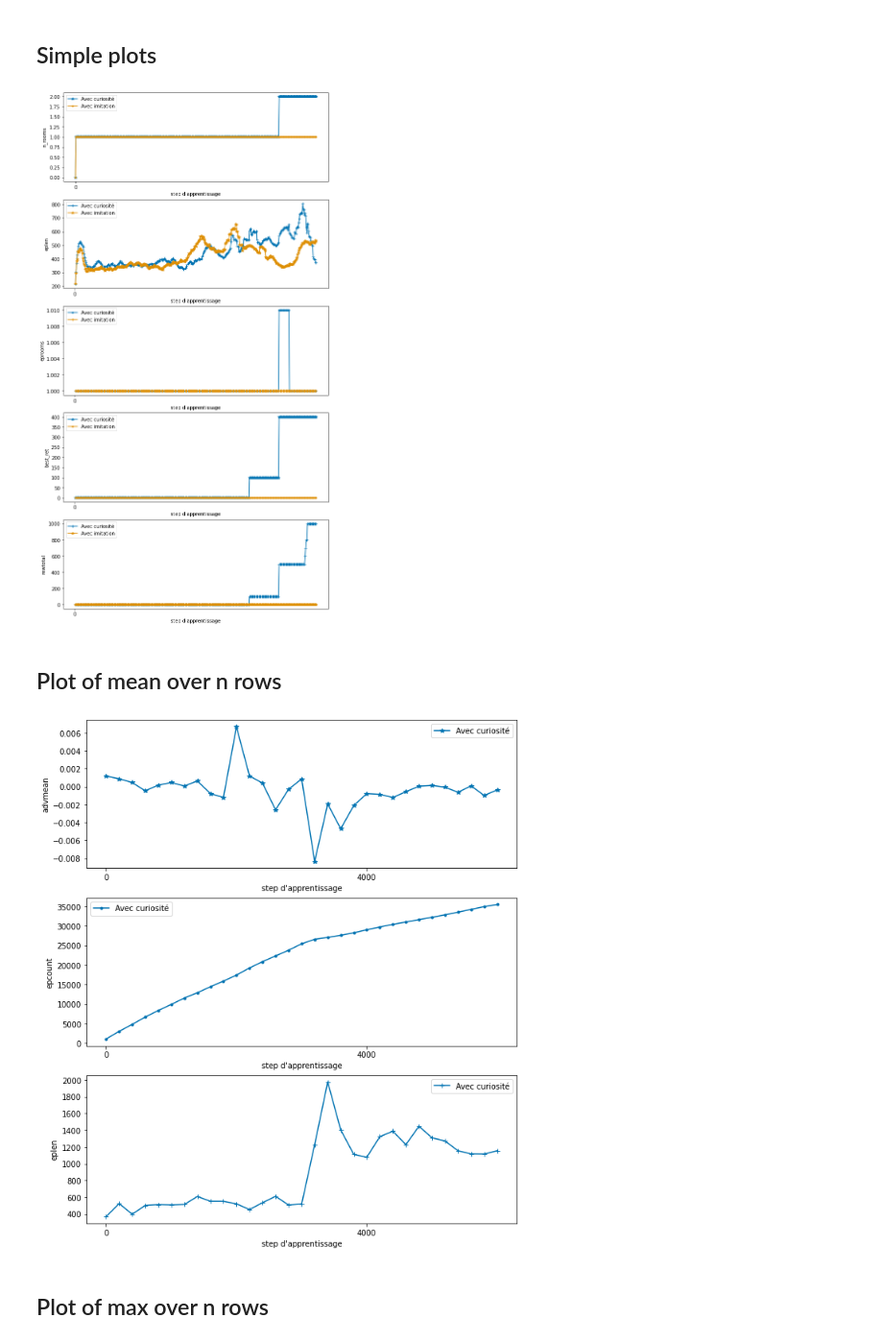
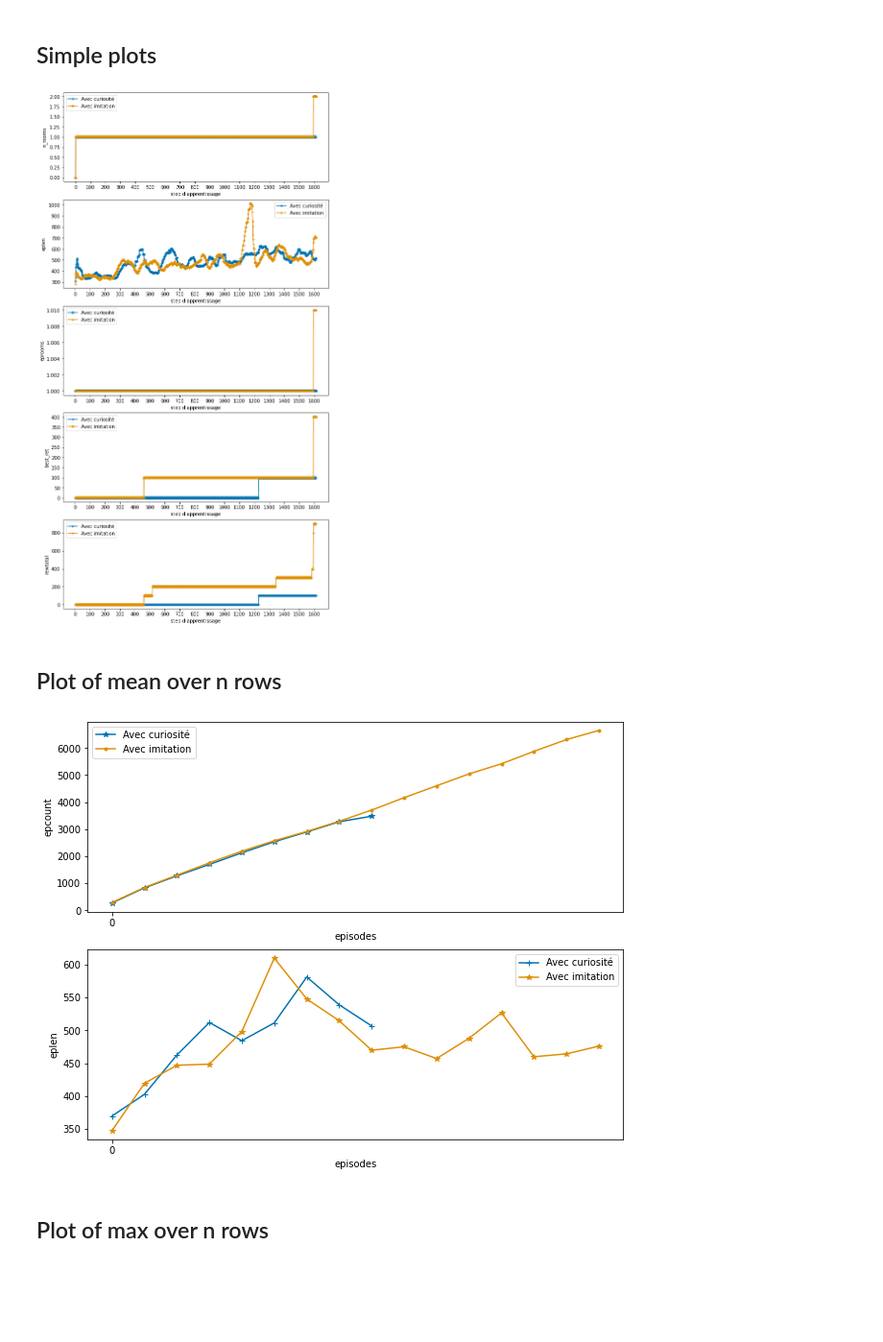
Before and after one commit to fserret/Projet_INF8225, a Jupyter notebook: graphicmaker/GraphicMaker.ipynb, the cells around one changed output. Shown at 96% size. Drawn from its saved outputs; the diff is of its cells as text; code cells hidden in the pictures; blank space fills up the shorter version.

Commit message:
Final version of graphic maker and log files

```diff
--- a/graphicmaker/GraphicMaker.ipynb
+++ b/graphicmaker/GraphicMaker.ipynb
@@ -3,7 +3,7 @@
 # %%
 import pandas
 # %%
-data_curiosity = pandas.read_csv("progress.csv")
+data_curiosity = pandas.read_csv("curiosity_progress.csv")
 data_imitation = pandas.read_csv("imitation_progress.csv")
 # %%
 print(data_curiosity)
@@ -99,7 +99,7 @@ fig, axs = plt.subplots(len(relevant_columns), 1, figsize=(10,len(relevant_colum
 
 for i in range(len(relevant_columns)):
   axs[i].set_xlabel("step d'apprentissage")
-  axs[i].set_xticks(np.arange(0, y_min, 2000))
+  axs[i].set_xticks(np.arange(0, y_min, 100))
   axs[i].set_ylabel(relevant_columns[i])
   j=0
   for data in datas:
@@ -109,7 +109,7 @@ for i in range(len(relevant_columns)):
 
 fig.savefig('curiosity_imitation.pdf')
 # %% [output]
-[figure, old version]
+[figure, new version]
 # %% [markdown]
 ## Plot of mean over n rows
 # %%
@@ -119,28 +119,28 @@ n = 200
 for data in datas:
   datas_mean.append(data.groupby(np.arange(len(data))//n).mean())
 # %%
-relevant_columns = ["advmean", "epcount", "eplen"] #here we can add other column names to compare
+relevant_columns = ["epcount", "eplen"] #here we can add other column names to compare
 
 fig, axs = plt.subplots(len(relevant_columns), 1, figsize=(10,len(relevant_columns)*4))
 
 y_max = 0
 for data in datas_mean:
   y_max = max(y_max, len(data.index))
 
 for i in range(len(relevant_columns)):
-  axs[i].set_xlabel("step d'apprentissage")
+  axs[i].set_xlabel("episodes")
   axs[i].set_xticks(np.arange(0, y_max, 20))
   axs[i].set_xticklabels(np.arange(0, y_max, 20)*200)
   axs[i].set_ylabel(relevant_columns[i])
   j=0
   for data in datas_mean:
     axs[i].plot(data[relevant_columns[i]], color=colors[j], marker=next(marker), label=model_names[j])
     j+=1
   axs[i].legend()
 
 #fig.savefig('figure.pdf')
 # %% [output]
-[figure, old version]
+[figure, new version]
 # %% [markdown]
 ## Plot of max over n rows
 # %%
```
Also changed, not shown: parts of 6 cells of this notebook, 3 other files.
